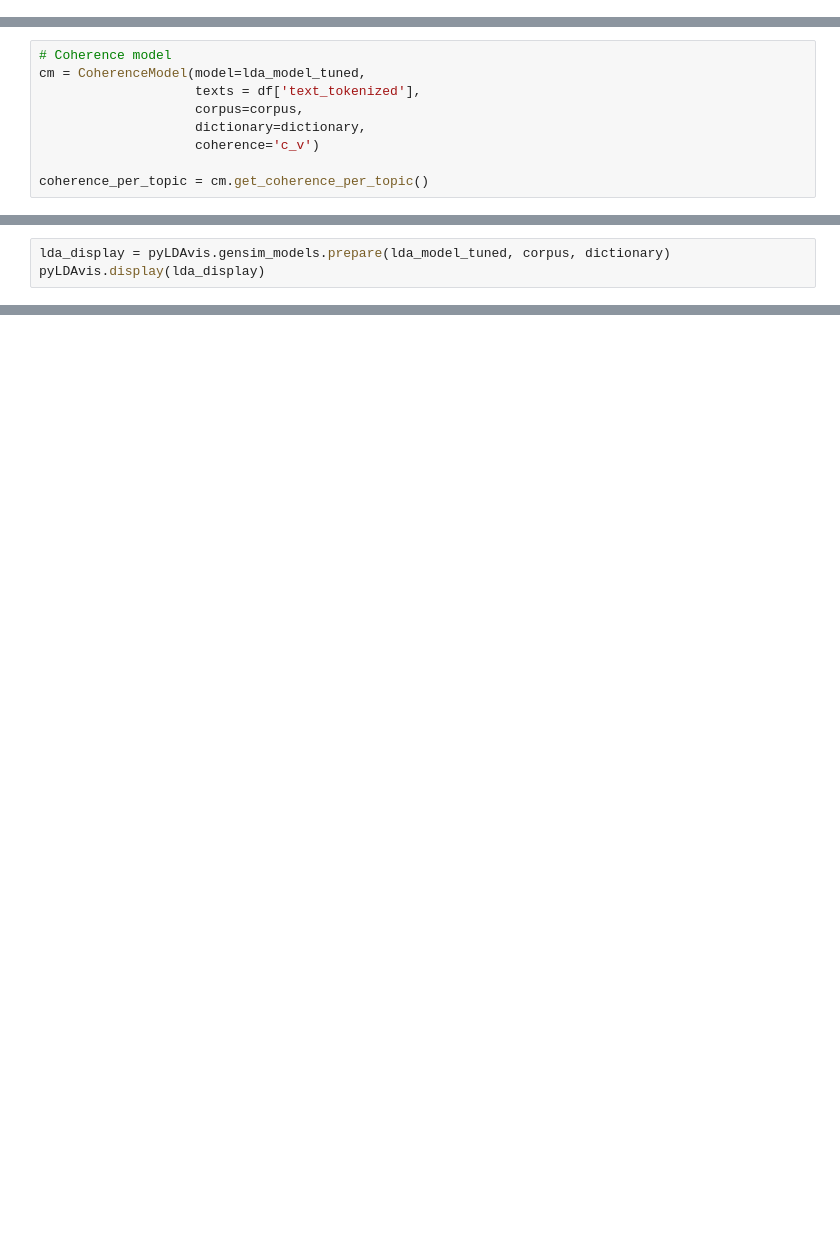
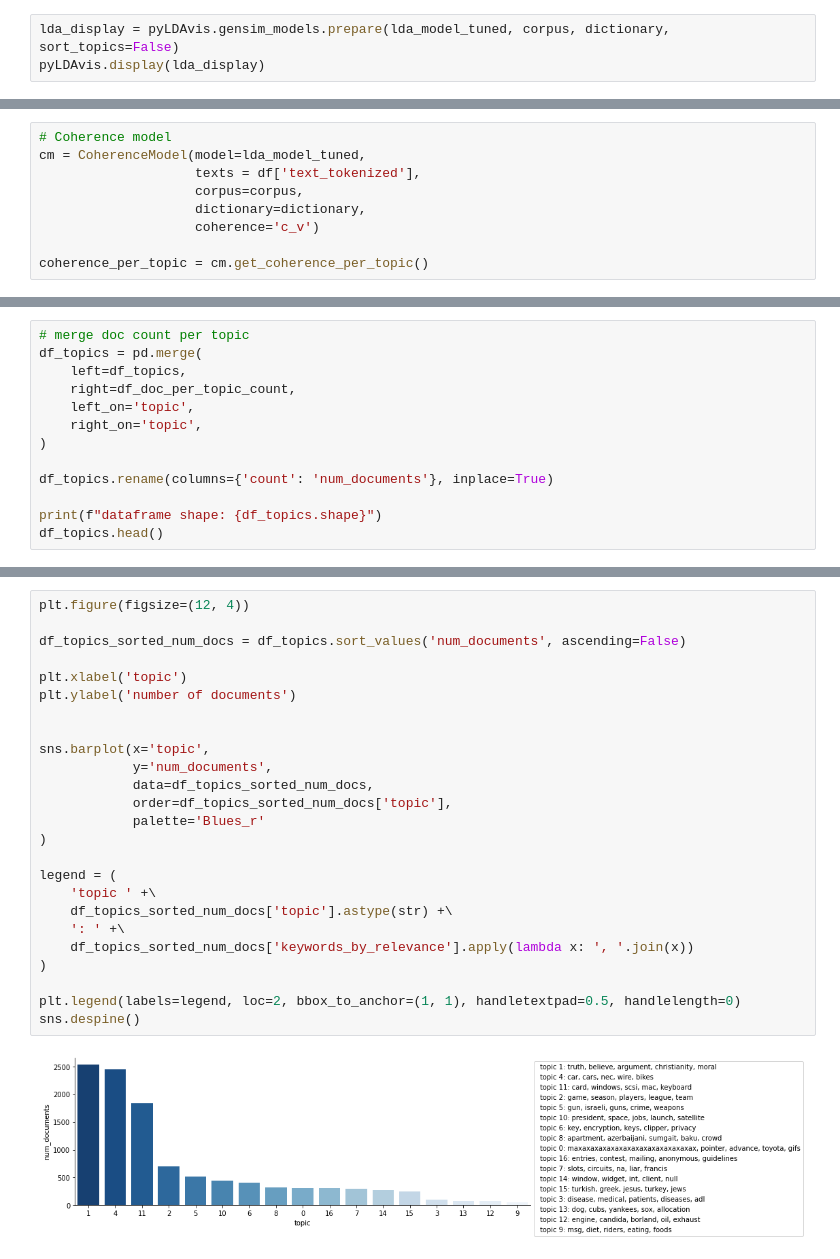
Before and after one commit to amr-galal/nlp101, a Jupyter notebook: topic_modeling/Topic Modeling.ipynb, the cells around one changed output, grey strips where cells are left out. Drawn from its saved outputs; the diff is of its cells as text; blank space fills up the shorter version.

```diff
--- a/topic_modeling/Topic Modeling.ipynb
+++ b/topic_modeling/Topic Modeling.ipynb
@@ -419,0 +450,3 @@ lda_model_tuned = LdaModel(corpus=corpus,
+# %%
+lda_display = pyLDAvis.gensim_models.prepare(lda_model_tuned, corpus, dictionary, sort_topics=False)
+pyLDAvis.display(lda_display)
@@ -559,3 +574,0 @@ Text(1193.6588235294118, 0.5, '')
-# %%
-lda_display = pyLDAvis.gensim_models.prepare(lda_model_tuned, corpus, dictionary)
-pyLDAvis.display(lda_display)
@@ -635,0 +714,13 @@ df_topics.head()
+# %%
+# merge doc count per topic
+df_topics = pd.merge(
+    left=df_topics,
+    right=df_doc_per_topic_count,
+    left_on='topic',
+    right_on='topic',
+)
+
+df_topics.rename(columns={'count': 'num_documents'}, inplace=True)
+
+print(f"dataframe shape: {df_topics.shape}")
+df_topics.head()
@@ -635,0 +735,27 @@ df_topics.head()
+# %%
+plt.figure(figsize=(12, 4))
+
+df_topics_sorted_num_docs = df_topics.sort_values('num_documents', ascending=False)
+
+plt.xlabel('topic')
+plt.ylabel('number of documents')
+
+
+sns.barplot(x='topic',
+            y='num_documents',
+            data=df_topics_sorted_num_docs,
+            order=df_topics_sorted_num_docs['topic'],
+            palette='Blues_r'
+)
+
+legend = (
+    'topic ' +\
+    df_topics_sorted_num_docs['topic'].astype(str) +\
+    ': ' +\
+    df_topics_sorted_num_docs['keywords_by_relevance'].apply(lambda x: ', '.join(x))
+)
+
+plt.legend(labels=legend, loc=2, bbox_to_anchor=(1, 1), handletextpad=0.5, handlelength=0)
+sns.despine()
+# %% [output]
+[figure, added]
```
Also changed, not shown: parts of 52 cells of this notebook, 1 other file.
